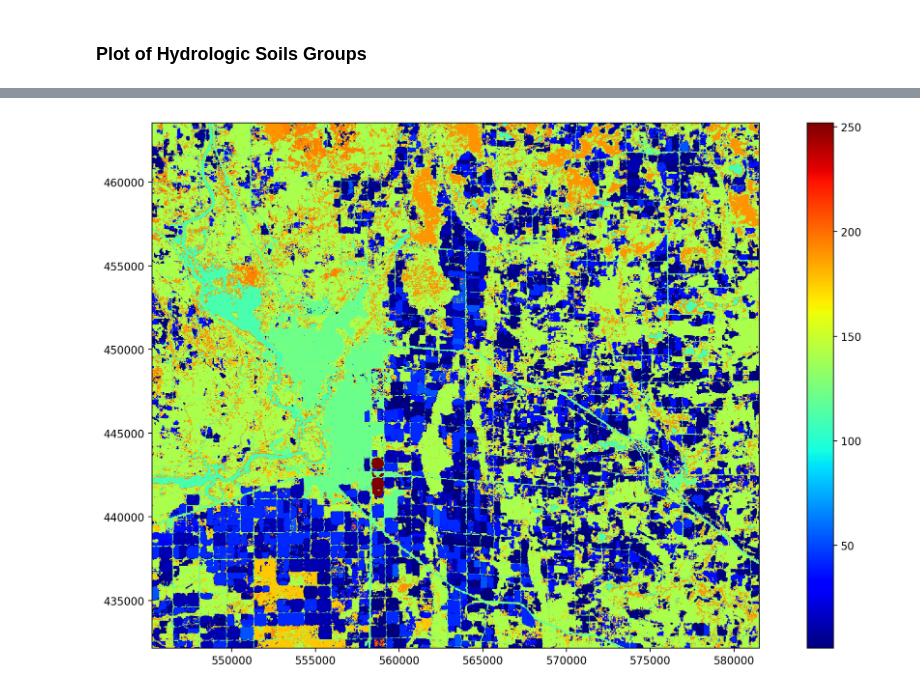
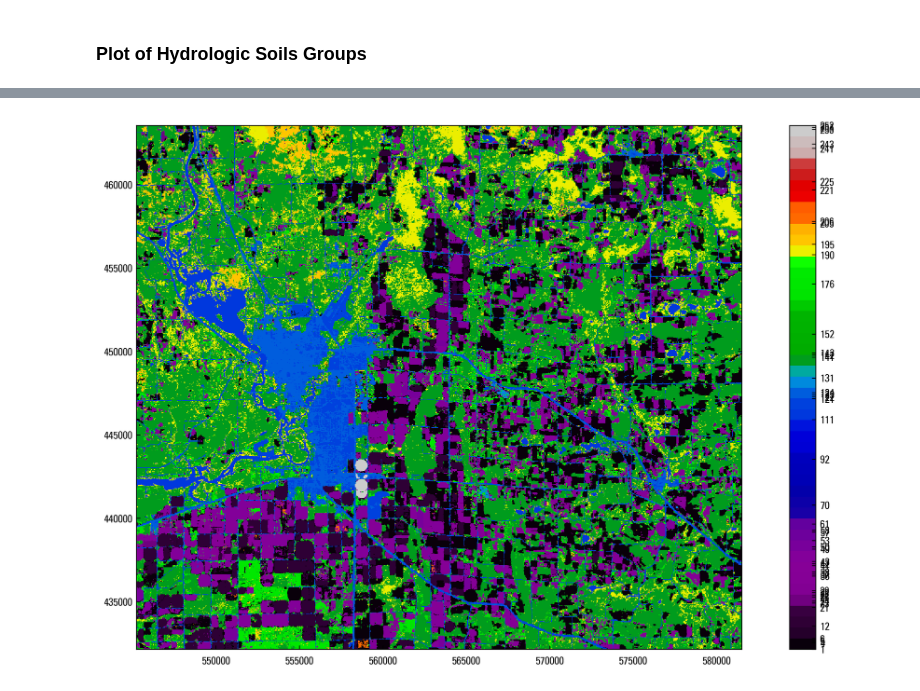
Before and after one commit to smwesten-usgs/swb2_examples, a Jupyter notebook: central_sands/jupyter/001_basic_swb_inputs.ipynb, the cells around one changed output, grey strips where cells are left out. Drawn from its saved outputs; the diff is of its cells as text; code cells hidden in the pictures.

```diff
--- a/central_sands/jupyter/001_basic_swb_inputs.ipynb
+++ b/central_sands/jupyter/001_basic_swb_inputs.ipynb
@@ -77,4 +77,6 @@ make_plot( x=soils_xy[0], y=soils_xy[1], var=soils_data )
 # %%
-make_plot( x=lu_xy[0], y=lu_xy[1], var=lu_data )
+%run plot_and_table_functions.py
+lu_cmap = discrete_irreg_cmap(discrete_vals=np.unique( lu_data.flatten()), base_cmap='spectral')
+make_plot( x=lu_xy[0], y=lu_xy[1], var=lu_data, discrete=True, cmap=lu_cmap )
 # %% [output]
-[figure, old version]
+[figure, new version]
```
Also changed, not shown: parts of 4 cells of this notebook, 5 other files.
